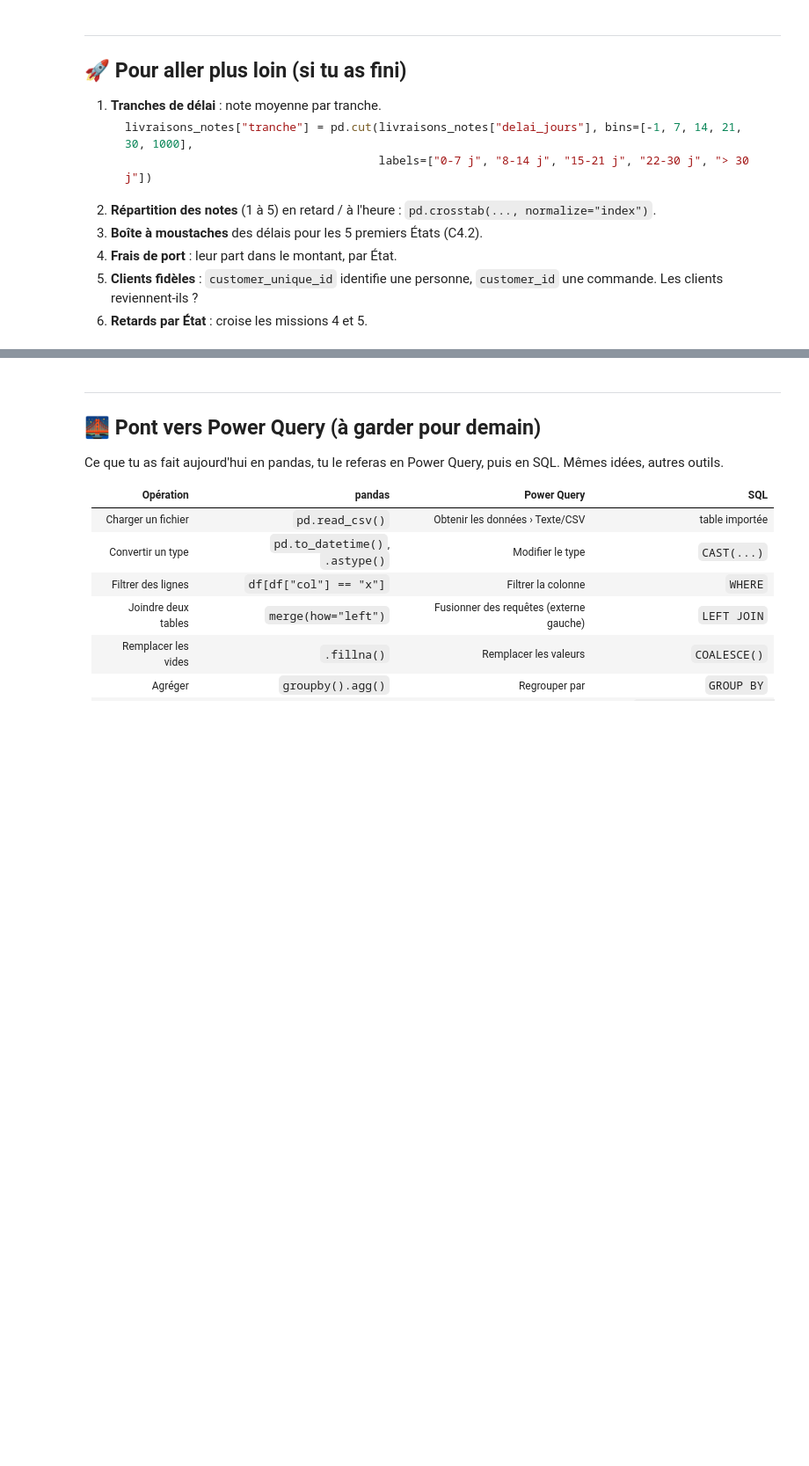
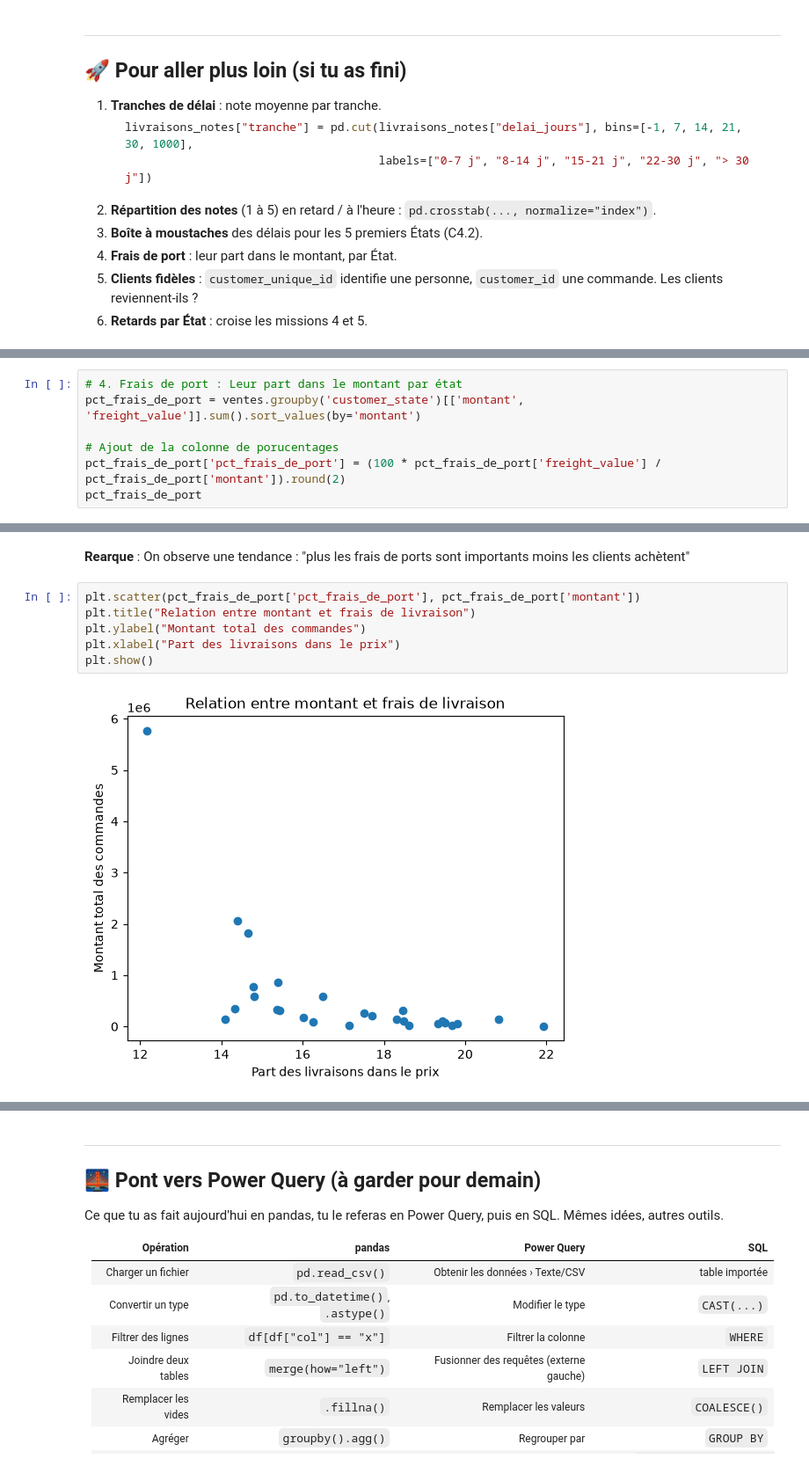
Before and after one commit to Franck-LF/Olist, a Jupyter notebook: 3_adapter_pandas_olist.ipynb, the cells around one changed output, grey strips where cells are left out. Shown at 88% size. Saved outputs shown, nothing was run; the diff lists cells and outputs as text; blank space fills up the shorter version.

```diff
--- a/3_adapter_pandas_olist.ipynb
+++ b/3_adapter_pandas_olist.ipynb
@@ -829,0 +921,7 @@ Les avantages :
+# %%
+# 4. Frais de port : Leur part dans le montant par état
+pct_frais_de_port = ventes.groupby('customer_state')[['montant', 'freight_value']].sum().sort_values(by='montant')
+
+# Ajout de la colonne de porucentages
+pct_frais_de_port['pct_frais_de_port'] = (100 * pct_frais_de_port['freight_value'] / pct_frais_de_port['montant']).round(2)
+pct_frais_de_port
@@ -829,0 +947,10 @@ Les avantages :
+# %% [markdown]
+**Rearque** : On observe une tendance : "plus les frais de ports sont importants moins les clients achètent"
+# %%
+plt.scatter(pct_frais_de_port['pct_frais_de_port'], pct_frais_de_port['montant'])
+plt.title("Relation entre montant et frais de livraison")
+plt.ylabel("Montant total des commandes")
+plt.xlabel("Part des livraisons dans le prix")
+plt.show()
+# %% [output]
+[figure, added]
```
Also changed, not shown: parts of 11 cells of this notebook.
